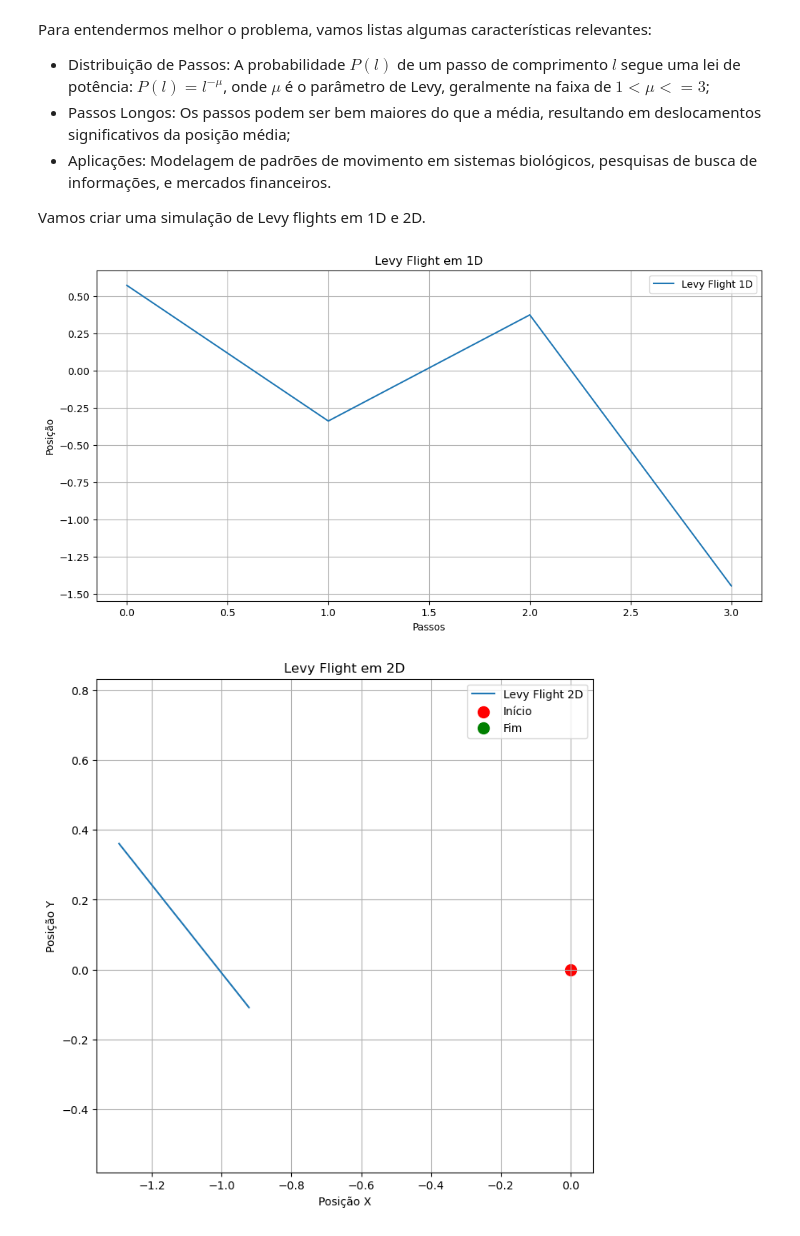
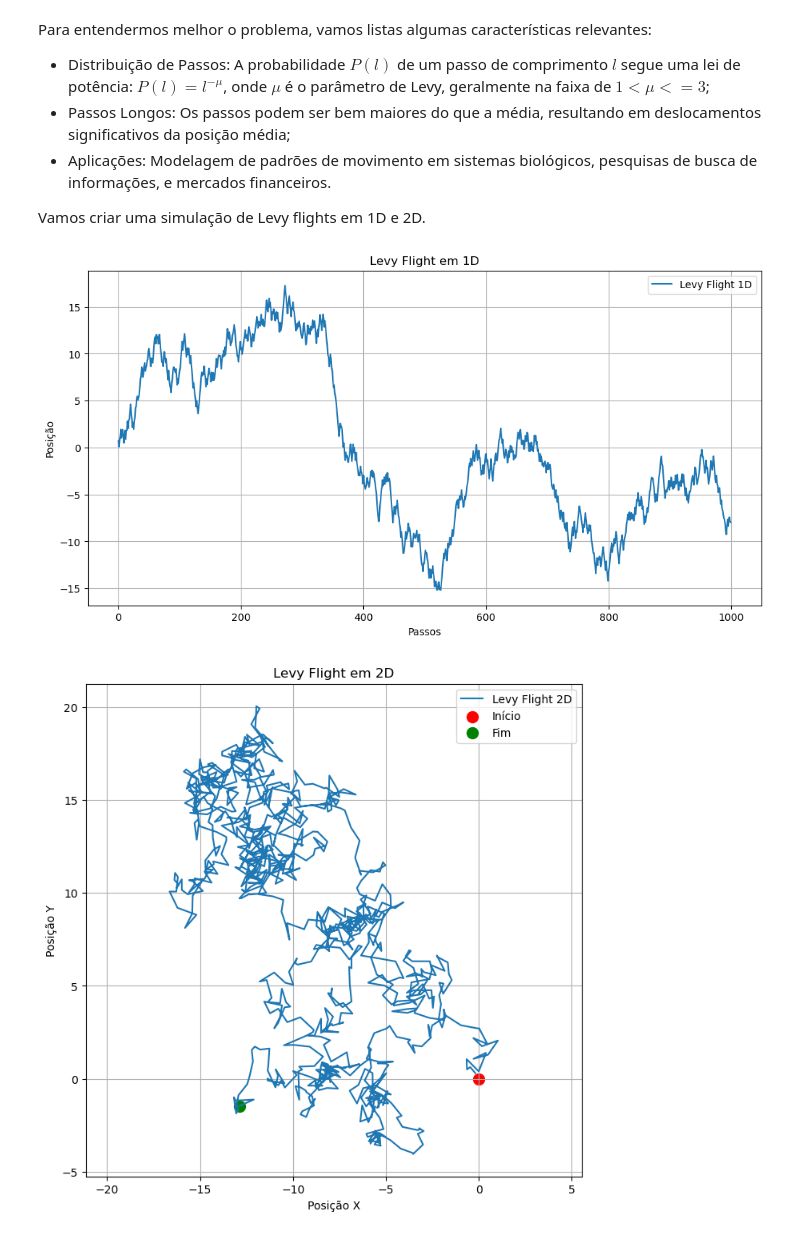
Before and after one commit to PFSLDO/FisicaComputacional, a Jupyter notebook: Projeto Final - Processos estocásticos.ipynb, the cells around one changed output. Drawn from its saved outputs; the diff is of its cells as text; code cells hidden in the pictures.

```diff
--- a/Projeto Final - Processos estocásticos.ipynb
+++ b/Projeto Final - Processos estocásticos.ipynb
@@ -215,13 +172,17 @@ Para entendermos melhor o problema, vamos listas algumas características releva
 
 Vamos criar uma simulação de Levy flights em 1D e 2D.
 # %%
+# importando bibliotecas usadas
+from scipy.stats import powerlaw
+
 def levy_flight_1d(num_steps, alpha):
     # Geracao de passos de Levy 1D
-    steps = np.random.standard_cauchy(size=num_steps) ** (1 / alpha) # usando distribuicao de Cauchy para gerar os passos
-    steps *= np.sign(np.random.random(num_steps) - 0.5)
-    position = np.cumsum(steps)
+    step_lengths = powerlaw.rvs(alpha, size=num_steps) # usa distribuicao de potencia para gerar comprimentos
+    directions = np.random.choice([-1, 1], size=num_steps) # decide aleatoriamente para frente ou para tras
+    steps = step_lengths * directions # mulplitica o tamanho do passo pela direcao
+    trajectory = np.cumsum(steps)
 
-    return position
+    return trajectory
 
 # parametros da simulacao
 num_passos = 1000
@@ -240,41 +201,39 @@ plt.grid(True)
 plt.legend()
 plt.show()
 # %% [output]
-[figure, old version]
+[figure, new version]
 # %%
 def levy_flight_2d(num_steps, alpha):
     # Geracao de passos de Levy em 2D
-    theta = np.random.uniform(0, 2 * np.pi, num_steps) # angulo aleatorio
-    r = np.random.standard_cauchy(size = num_steps) ** (1 / alpha) # comprimento dos passos
+    angles = np.random.uniform(0, 2 * np.pi, size=num_steps)
+    step_lengths = powerlaw.rvs(alpha, size=num_steps) # usa distribuicao de potencia para gerar comprimentos
 
-    # passos em X e Y
-    dx = r * np.cos(theta)
-    dy = r * np.sin(theta)
+    delta_x = step_lengths * np.cos(angles)
+    delta_y = step_lengths * np.sin(angles)
 
-    # trajetoria em 2D
-    x = np.cumsum(dx)
-    y = np.cumsum(dy)
+    trajectory_x = np.cumsum(delta_x)
+    trajectory_y = np.cumsum(delta_y)
 
-    return x, y
+    return trajectory_x, trajectory_y
 
 # parametros da simulacao
 num_passos = 1000
 alpha = 1.5
 
 # simulacao
 trajectory_2d_x, trajectory_2d_y = levy_flight_2d(num_passos, alpha)
 
 # visualizacao
 plt.figure(figsize = (8, 8))
 plt.plot(trajectory_2d_x, trajectory_2d_y, label='Levy Flight 2D')
 plt.scatter(0, 0, color='red', label='Início', s=100)
 plt.scatter(trajectory_2d_x[-1], trajectory_2d_y[-1], color='green', label='Fim', s=100)
 plt.title('Levy Flight em 2D')
 plt.xlabel('Posição X')
 plt.ylabel('Posição Y')
 plt.axis('equal')
 plt.grid(True)
 plt.legend()
 plt.show()
 # %% [output]
-[figure, old version]
+[figure, new version]
```
Also changed, not shown: parts of 3 cells of this notebook.
